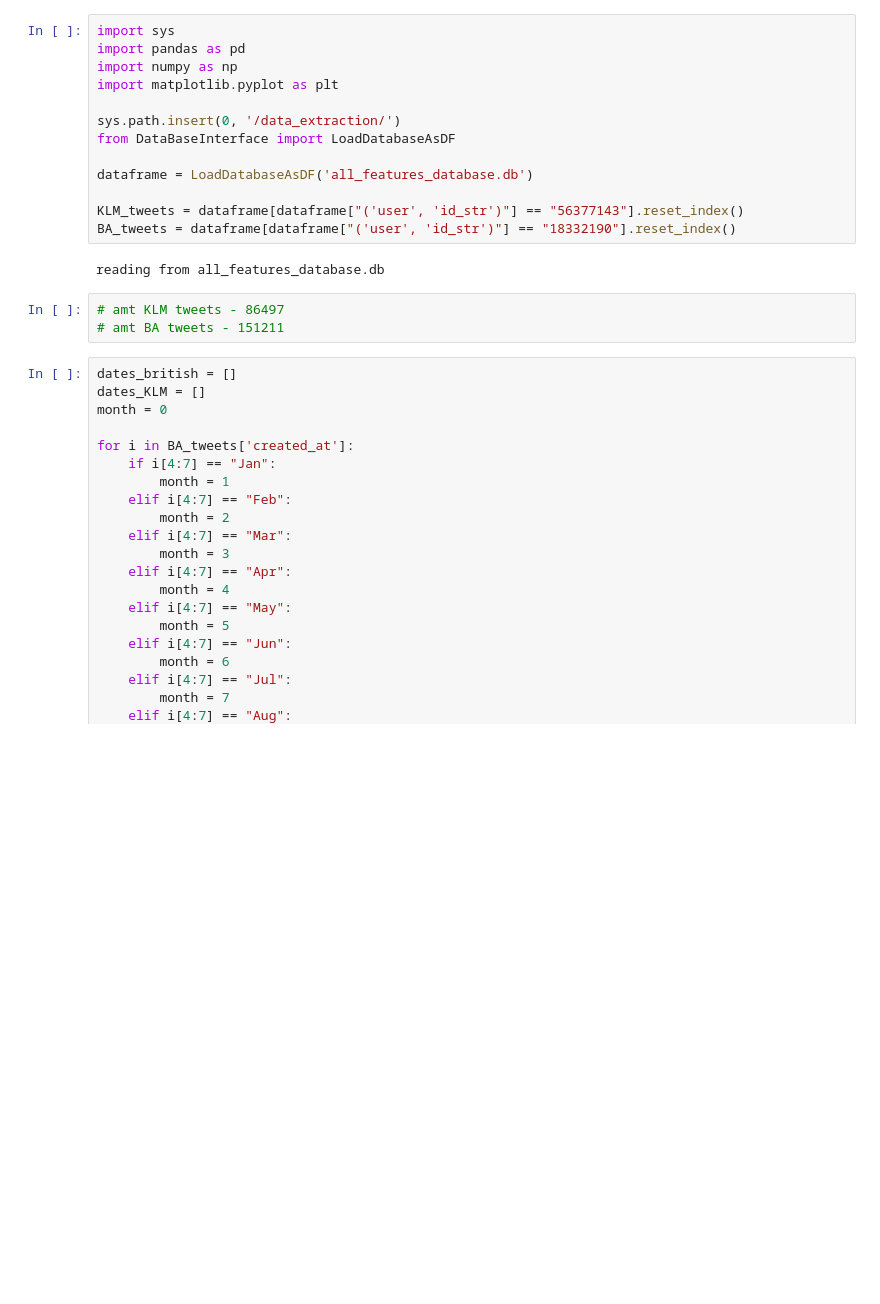
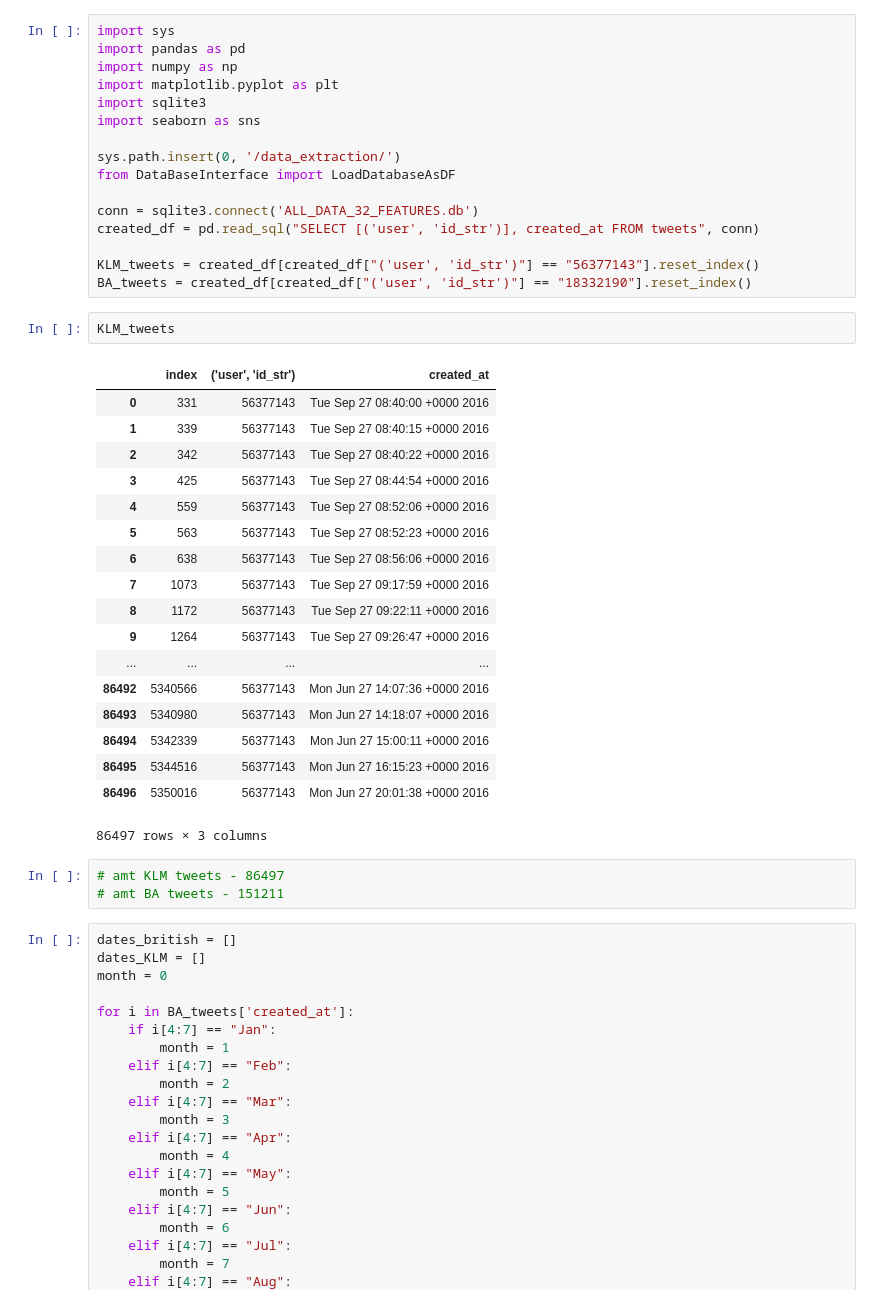
Before and after one commit to dharmsen/DBLDataChallenge, a Jupyter notebook: EDA, but clean.ipynb, the cells around one changed output. Saved outputs shown, nothing was run; the diff lists cells and outputs as text; blank space fills up the shorter version.

```diff
--- a/EDA, but clean.ipynb
+++ b/EDA, but clean.ipynb
@@ -3,16 +3,38 @@ import sys
 import pandas as pd
 import numpy as np
 import matplotlib.pyplot as plt
+import sqlite3
+import seaborn as sns
 
 sys.path.insert(0, '/data_extraction/')
 from DataBaseInterface import LoadDatabaseAsDF
 
-dataframe = LoadDatabaseAsDF('all_features_database.db')
+conn = sqlite3.connect('ALL_DATA_32_FEATURES.db')
+created_df = pd.read_sql("SELECT [('user', 'id_str')], created_at FROM tweets", conn)
 
-KLM_tweets = dataframe[dataframe["('user', 'id_str')"] == "56377143"].reset_index()
-BA_tweets = dataframe[dataframe["('user', 'id_str')"] == "18332190"].reset_index()
+KLM_tweets = created_df[created_df["('user', 'id_str')"] == "56377143"].reset_index()
+BA_tweets = created_df[created_df["('user', 'id_str')"] == "18332190"].reset_index()
-# %% [output]
-reading from all_features_database.db
+# %%
+KLM_tweets
+# %% [output]
+|  | index | ('user', 'id_str') | created_at |
+| 0 | 331 | 56377143 | Tue Sep 27 08:40:00 +0000 2016 |
+| 1 | 339 | 56377143 | Tue Sep 27 08:40:15 +0000 2016 |
+| 2 | 342 | 56377143 | Tue Sep 27 08:40:22 +0000 2016 |
+| 3 | 425 | 56377143 | Tue Sep 27 08:44:54 +0000 2016 |
+| 4 | 559 | 56377143 | Tue Sep 27 08:52:06 +0000 2016 |
+| 5 | 563 | 56377143 | Tue Sep 27 08:52:23 +0000 2016 |
+| 6 | 638 | 56377143 | Tue Sep 27 08:56:06 +0000 2016 |
+| 7 | 1073 | 56377143 | Tue Sep 27 09:17:59 +0000 2016 |
+| 8 | 1172 | 56377143 | Tue Sep 27 09:22:11 +0000 2016 |
+| 9 | 1264 | 56377143 | Tue Sep 27 09:26:47 +0000 2016 |
+| ... | ... | ... | ... |
+| 86492 | 5340566 | 56377143 | Mon Jun 27 14:07:36 +0000 2016 |
+| 86493 | 5340980 | 56377143 | Mon Jun 27 14:18:07 +0000 2016 |
+| 86494 | 5342339 | 56377143 | Mon Jun 27 15:00:11 +0000 2016 |
+| 86495 | 5344516 | 56377143 | Mon Jun 27 16:15:23 +0000 2016 |
+| 86496 | 5350016 | 56377143 | Mon Jun 27 20:01:38 +0000 2016 |
+86497 rows × 3 columns
 # %%
 # amt KLM tweets - 86497
 # amt BA tweets - 151211
```
Also changed, not shown: parts of 6 cells of this notebook.
